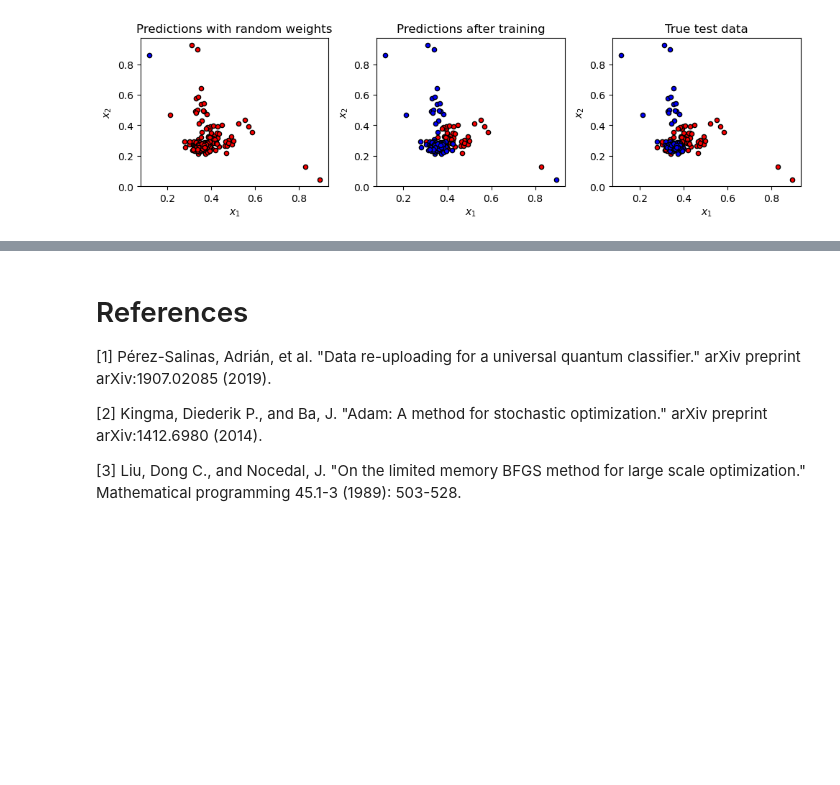
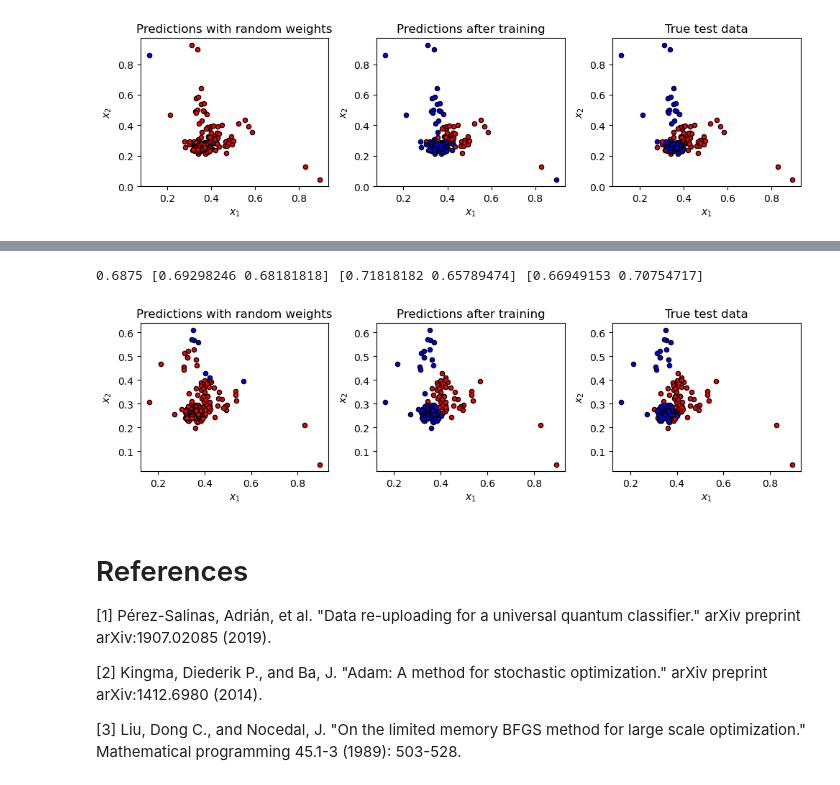
Before and after one commit to QuantumRadioAstronomy/1QBit_FRB, a Jupyter notebook: reupload_pennylane_simFRB.ipynb, the cells around one changed output, grey strips where cells are left out. Saved outputs shown, nothing was run; the diff lists cells and outputs as text; code cells hidden in the pictures; blank space fills up the shorter version.

```diff
--- a/reupload_pennylane_simFRB.ipynb
+++ b/reupload_pennylane_simFRB.ipynb
@@ -442,0 +454,6 @@ Layer 4: [ 0.72510339 -0.40503633  0.10089892]
+# %%
+model.compile(optimizer='adam', loss=keras.losses.CategoricalCrossentropy())
+# %%
+num_classes=2
+y_train_1hot = keras.utils.to_categorical(y_train, num_classes)
+y_train_1hot
@@ -442,0 +468,2 @@ Layer 4: [ 0.72510339 -0.40503633  0.10089892]
+# %%
+history = model.fit(X_train, y_train_1hot, epochs=100)
@@ -442,0 +488,5 @@ Layer 4: [ 0.72510339 -0.40503633  0.10089892]
+# %%
+import tensorflow as tf
+y_pred = model.predict(X_test)
+predicted_test = np.array(tf.argmax(y_pred, axis = 1))
+predicted_test
@@ -443,3 +506,40 @@ Layer 4: [ 0.72510339 -0.40503633  0.10089892]
+# %%
+accuracy_test_ml, f1_test_ml, precision_test_ml, recall_test_ml = accuracy_score(y_test, predicted_test)
+print(
+    accuracy_test_ml, f1_test_ml, precision_test_ml, recall_test_ml
+)
+# %% [output]
+0.6875 [0.69298246 0.68181818] [0.71818182 0.65789474] [0.66949153 0.70754717]
+# %%
+def plot_data(x, y, fig=None, ax=None):
+    """
+    Plot data with red/blue values for a binary classification.
+
+    Args:
+        x (array[tuple]): array of data points as tuples
+        y (array[int]): array of data points as tuples
+    """
+    if fig == None:
+        fig, ax = plt.subplots(1, 1, figsize=(5, 5))
+    reds = y == 0
+    blues = y == 1
+    ax.scatter(x[reds, 0], x[reds, 1], c="red", s=20, edgecolor="k")
+    ax.scatter(x[blues, 0], x[blues, 1], c="blue", s=20, edgecolor="k")
+    ax.set_xlabel("$x_1$")
+    ax.set_ylabel("$x_2$")
+
+
+fig, axes = plt.subplots(1, 3, figsize=(10, 3))
+plot_data(X_test, initial_predictions, fig, axes[0])
+plot_data(X_test, predicted_test, fig, axes[1])
+plot_data(X_test, y_test, fig, axes[2])
+axes[0].set_title("Predictions with random weights")
+axes[1].set_title("Predictions after training")
+axes[2].set_title("True test data")
+plt.tight_layout()
+plt.show()
+# %% [output]
+[figure, added]
 # %% [markdown]
 References
 ==========
```
Also changed, not shown: parts of 9 cells of this notebook.
